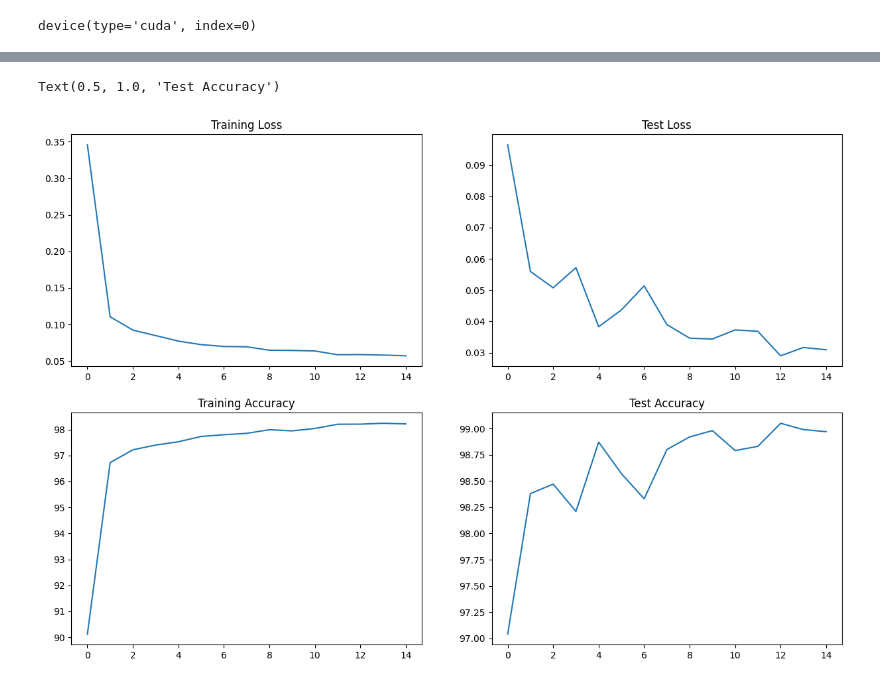
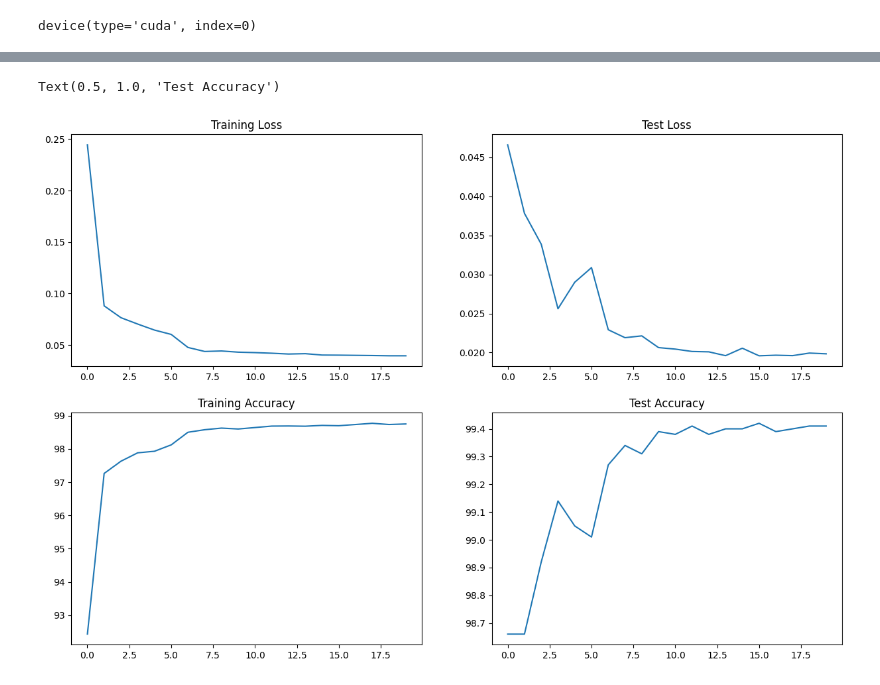
Before and after one commit to prasad0679/Prasad_ERA_Repo, a Jupyter notebook: TheSchoolofAI/ERA_S7_Assignment/ERA_Session7_Assignment_v5.ipynb, the cells around one changed output, grey strips where cells are left out. Saved outputs shown, nothing was run; the diff lists cells and outputs as text; code cells hidden in the pictures.

```diff
--- a/TheSchoolofAI/ERA_S7_Assignment/ERA_Session7_Assignment_v5.ipynb
+++ b/TheSchoolofAI/ERA_S7_Assignment/ERA_Session7_Assignment_v5.ipynb
@@ -76,11 +95,3 @@ from tqdm import tqdm
-# %%
-# Data to plot accuracy and loss graphs
-train_losses = []
-test_losses = []
-train_acc = []
-test_acc = []
-
-test_incorrect_pred = {'images': [], 'ground_truths': [], 'predicted_vals': []}
 # %%
 device = torch.device("cuda:0" if torch.cuda.is_available() else "cpu")
 device
@@ -358,20 +127,15 @@ Estimated Total Size (MB): 0.98
 import torch.optim.lr_scheduler as lrs
 # %%
 model = Net().to(device)
+
 #optimizer = optim.SGD(model.parameters(), lr=10.01, momentum=0.9) -- Commented the line since learning rate needs to be corrected
-#optimizer = optim.SGD(model.parameters(), lr=0.01, momentum=0.9)
-optimizer = optim.Adam(model.parameters(), lr=0.01)
+optimizer = optim.SGD(model.parameters(), lr=0.1, momentum=0.9)
+#optimizer = optim.Adam(model.parameters(), lr=0.01)
+
 #scheduler = lrs.ReduceLROnPlateau(optimizer, 'min',patience = 3, verbose=True)
-scheduler = lrs.ReduceLROnPlateau(optimizer, 'min',patience = 2, verbose=True)
+scheduler = lrs.ReduceLROnPlateau(optimizer, 'max',patience = 1, verbose=True)
 #scheduler = optim.lr_scheduler.StepLR(optimizer, step_size=6, gamma=0.1, verbose=True)
+
 # New Line
-criterion = nn.CrossEntropyLoss()
-#criterion = F.nll_loss()
-num_epochs = 15
-
-for epoch in range(1, num_epochs+1):
-  print(f'Epoch {epoch}')
-  train_loss = train(model, device, train_loader, optimizer, criterion)
-  #test(model, device, train_loader) --> Removed this incorrect line. test_loader needs to be passed here
-  test(model, device, test_loader, criterion)
-  scheduler.step(train_loss)
+#criterion = nn.CrossEntropyLoss()
+num_epochs = 20
@@ -413,0 +146,13 @@ Epoch 12
+# %%
+for epoch in range(1, num_epochs+1):
+  print(f'Epoch {epoch}')
+  train_losses, train_acc = train(model, device, train_loader, optimizer)
+
+  #test(model, device, train_loader) --> Removed this incorrect line. test_loader needs to be passed here
+  test_losses, test_acc = test(model, device, test_loader)
+
+  scheduler.step(test_acc[epoch-1])
+  my_lr = optimizer.param_groups[0]['lr']
+
+  print(f'Test accuracy {test_acc[epoch-1]}')
+  print(f'Learning Rate {my_lr}')
@@ -414,17 +218,7 @@ Epoch 12
 # %%
 import matplotlib.pyplot as plt
-# %%
-fig, axs = plt.subplots(2,2,figsize=(15,10))
-axs[0, 0].plot(train_losses)
-axs[0, 0].set_title("Training Loss")
-axs[1, 0].plot(train_acc)
-axs[1, 0].set_title("Training Accuracy")
-axs[0, 1].plot(test_losses)
-axs[0, 1].set_title("Test Loss")
-axs[1, 1].plot(test_acc)
-axs[1, 1].set_title("Test Accuracy")
-# %% [output]
-Text(0.5, 1.0, 'Test Accuracy')
-[figure, removed]
 # %%
-# printTrainTest_LossAcc(train_losses,train_acc,test_losses,test_acc)
+printTrainTest_LossAcc(train_losses,train_acc,test_losses,test_acc)
+# %% [output]
+Text(0.5, 1.0, 'Test Accuracy')
+[figure, added]
```
Also changed, not shown: parts of 20 cells of this notebook, 2 other files.
